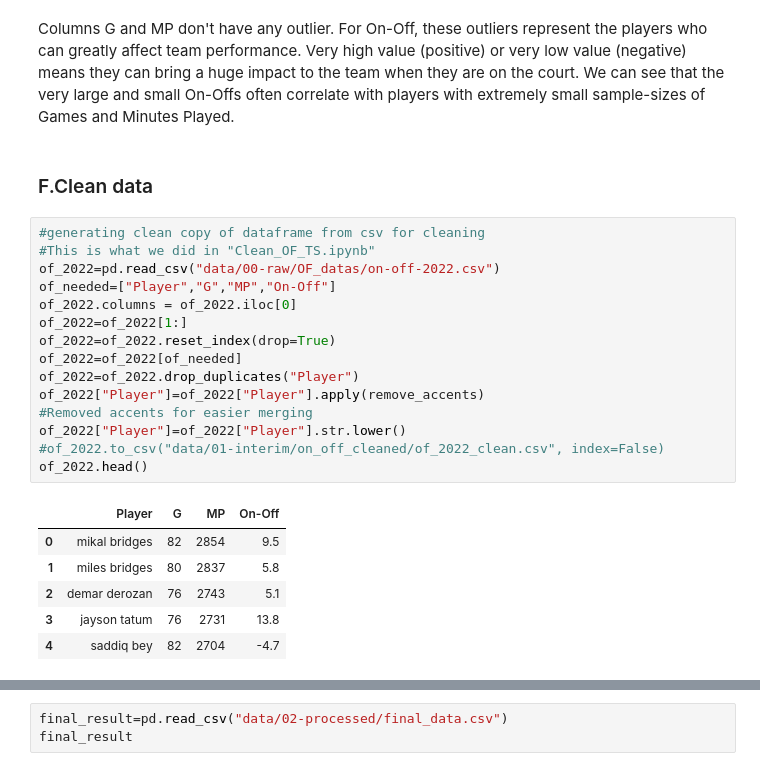
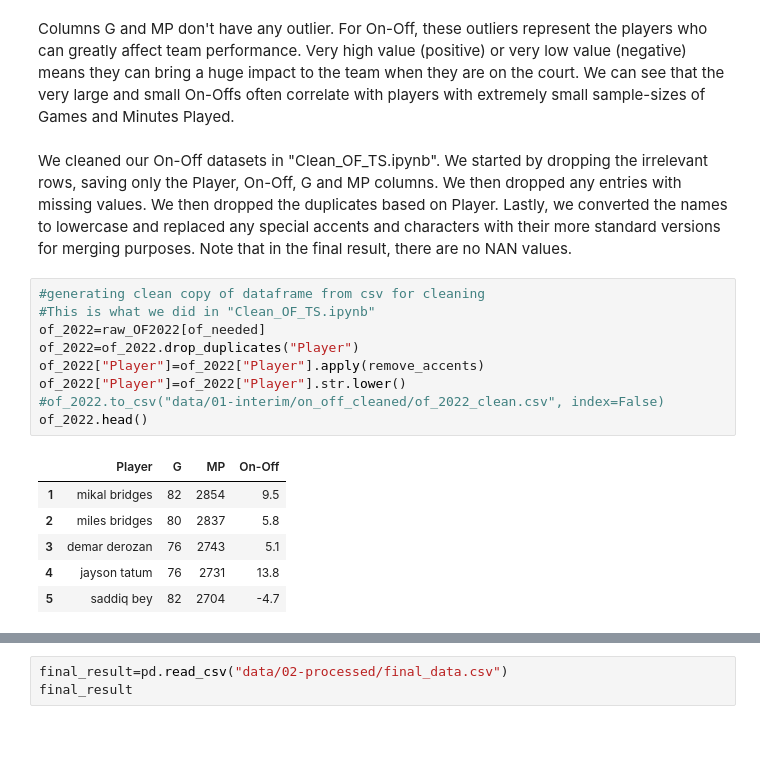
Before and after one commit to COGS108/Group135_WI26, a Jupyter notebook: 02-EDACheckpoint.ipynb, the cells around one changed output, grey strips where cells are left out. Cells and saved outputs as stored; diff of their text form; blank space fills up the shorter version.

```diff
--- a/02-EDACheckpoint.ipynb
+++ b/02-EDACheckpoint.ipynb
@@ -725,30 +671,24 @@ dtype: bool
 88 rows × 3 columns
 # %% [markdown]
 Columns G and MP don't have any outlier. For On-Off, these outliers represent the players who can greatly affect team performance. Very high value (positive) or very low value (negative) means they can bring a huge impact to the team when they are on the court. We can see that the very large and small On-Offs often correlate with players with extremely small sample-sizes of Games and Minutes Played.
-# %% [markdown]
-### F.Clean data
+# %% [markdown]
+We cleaned our On-Off datasets in "Clean_OF_TS.ipynb". We started by dropping the irrelevant rows, saving only the Player, On-Off, G and MP columns. We then dropped any entries with missing values. We then dropped the duplicates based on Player. Lastly, we converted the names to lowercase and replaced any special accents and characters with their more standard versions for merging purposes. Note that in the final result, there are no NAN values.
 # %%
 #generating clean copy of dataframe from csv for cleaning
 #This is what we did in "Clean_OF_TS.ipynb"
-of_2022=pd.read_csv("data/00-raw/OF_datas/on-off-2022.csv")
-of_needed=["Player","G","MP","On-Off"]
-of_2022.columns = of_2022.iloc[0]
-of_2022=of_2022[1:]
-of_2022=of_2022.reset_index(drop=True)
-of_2022=of_2022[of_needed]
+of_2022=raw_OF2022[of_needed]
 of_2022=of_2022.drop_duplicates("Player")
 of_2022["Player"]=of_2022["Player"].apply(remove_accents)
-#Removed accents for easier merging
 of_2022["Player"]=of_2022["Player"].str.lower()
 #of_2022.to_csv("data/01-interim/on_off_cleaned/of_2022_clean.csv", index=False)
 of_2022.head()
 # %% [output]
 |  | Player | G | MP | On-Off |
-| 0 | mikal bridges | 82 | 2854 | 9.5 |
-| 1 | miles bridges | 80 | 2837 | 5.8 |
-| 2 | demar derozan | 76 | 2743 | 5.1 |
-| 3 | jayson tatum | 76 | 2731 | 13.8 |
-| 4 | saddiq bey | 82 | 2704 | -4.7 |
+| 1 | mikal bridges | 82 | 2854 | 9.5 |
+| 2 | miles bridges | 80 | 2837 | 5.8 |
+| 3 | demar derozan | 76 | 2743 | 5.1 |
+| 4 | jayson tatum | 76 | 2731 | 13.8 |
+| 5 | saddiq bey | 82 | 2704 | -4.7 |
 # %% [markdown]
 ### Complete Data Source
 
```
Also changed, not shown: parts of 32 cells of this notebook, 3 other files.
